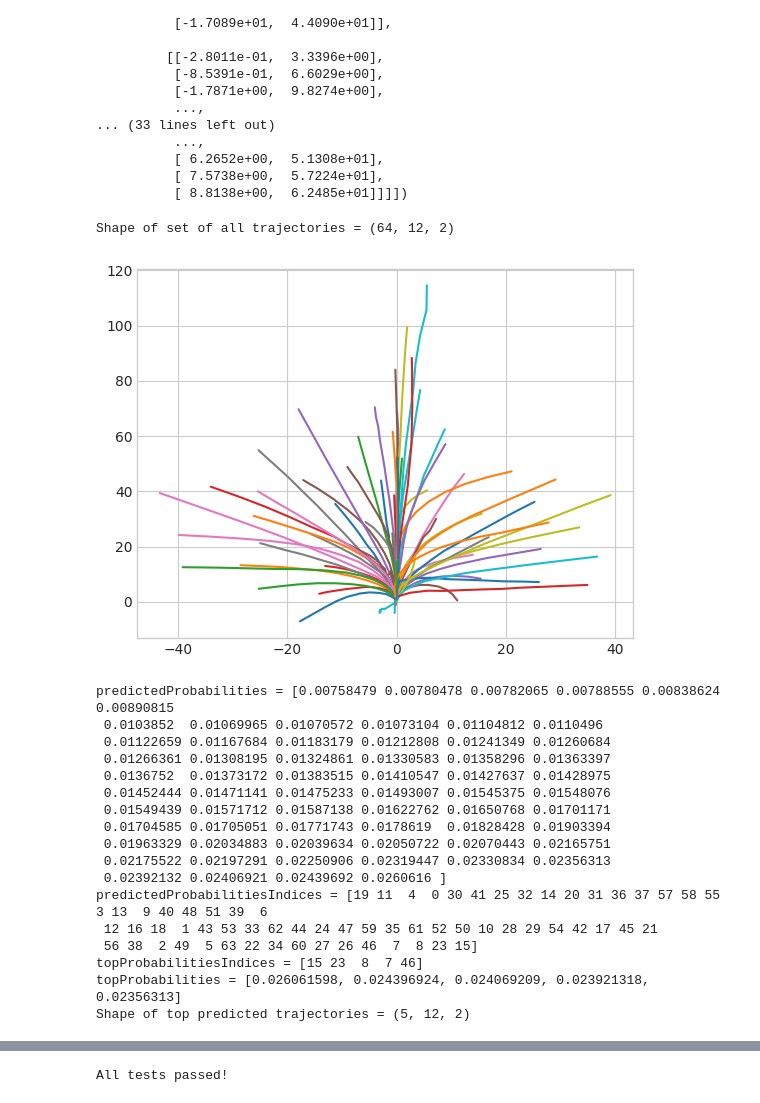
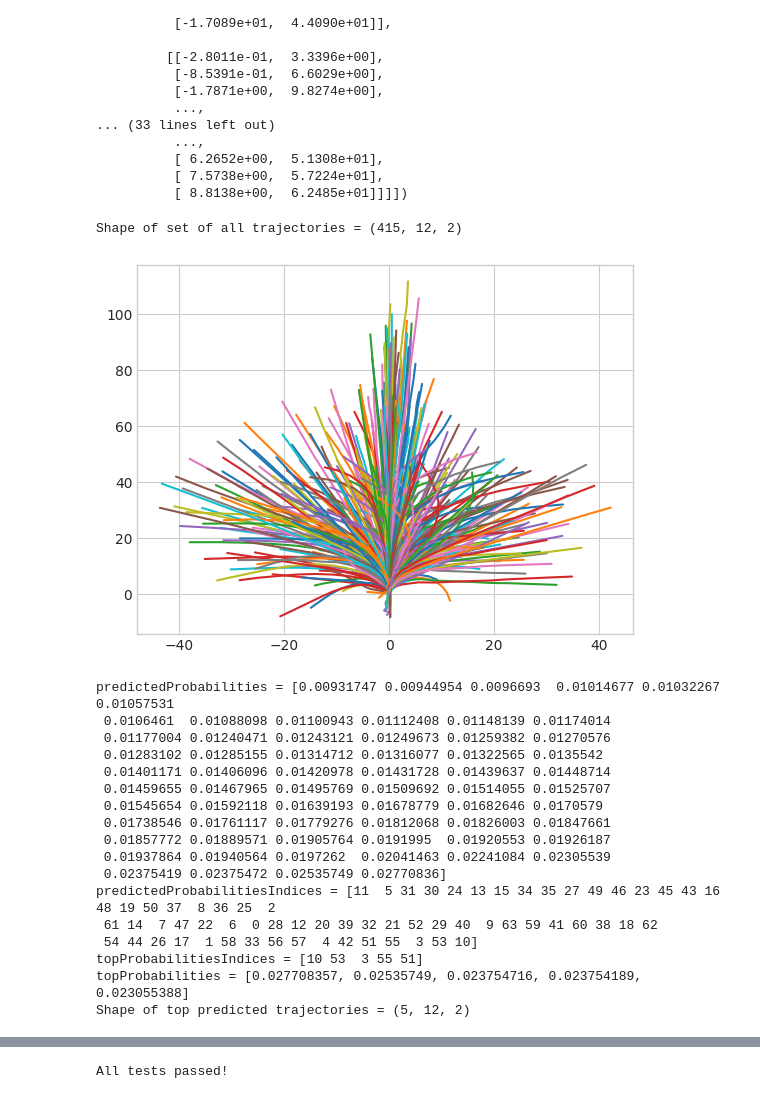
Before and after one commit to dolander1/nuscenes_dolander1, a Jupyter notebook: python-sdk/tutorials/HannesNotebook.ipynb, the cells around one changed output, grey strips where cells are left out. Cells and saved outputs as stored; diff of their text form; code cells hidden in the pictures.

```diff
--- a/python-sdk/tutorials/HannesNotebook.ipynb
+++ b/python-sdk/tutorials/HannesNotebook.ipynb
@@ -191,10 +191,10 @@ import numpy as np
 ### Choose which trajectory sets to use
 # with open('data/sets/nuscenes-prediction-challenge-trajectory-sets/epsilon_2.pkl', 'rb') as f:
 #     data = pickle.load(f)
-# with open('data/sets/nuscenes-prediction-challenge-trajectory-sets/epsilon_4.pkl', 'rb') as f:
+with open('data/sets/nuscenes-prediction-challenge-trajectory-sets/epsilon_4.pkl', 'rb') as f:
+    data = pickle.load(f)
+# with open('data/sets/nuscenes-prediction-challenge-trajectory-sets/epsilon_8.pkl', 'rb') as f:
 #     data = pickle.load(f)
-with open('data/sets/nuscenes-prediction-challenge-trajectory-sets/epsilon_8.pkl', 'rb') as f:
-    data = pickle.load(f)
 
 allTrajectories = np.array(data)
 print(f"Shape of set of all trajectories = {allTrajectories.shape}")
@@ -235,49 +235,49 @@ topProbabilitiesIndices = predictedProbabilitiesIndices[::-1][0:numbersOfDisplay
 # predictedProbabilities = outputy.argsort(descending=True)
 # topProbabilities = predictedProbabilities[0][0:5]
 # topProbabilities = topProbabilitiesIndices
 
 # print(outputyValues)
 ## TO GET VALUES
 topProbabilities = []
 for index in topProbabilitiesIndices:
     topProbabilities.append(outputyValues[index])
 
 
 # print(f"outputy = {outputy}")
 print(f"predictedProbabilities = {predictedProbabilities}")
 print(f"predictedProbabilitiesIndices = {predictedProbabilitiesIndices}")
 print(f"topProbabilitiesIndices = {topProbabilitiesIndices}")
 print(f"topProbabilities = {topProbabilities}")
 print(f"Shape of top predicted trajectories = {topPredictedTrajectories.shape}")
 modes2 = np.arange(topPredictedTrajectories.shape[0])
 # timesteps = np.arange(12)
 for mode in modes2:
     plt.plot(allTrajectories[mode,timesteps,0],allTrajectories[mode,timesteps,1])
 plt.ylim([-10,120])
 plt.xlim([-40,40])
 # plt.legend(["1th prediction", "2nd prediction", "3rd prediction", "4th prediction", "5th prediction"])
 plt.legend(topProbabilities)
 plt.show()
 
 
 # Test line for pushing, again
 # %% [output]
-Shape of set of all trajectories = (64, 12, 2)
+Shape of set of all trajectories = (415, 12, 2)
-[figure, old version]
+[figure, new version]
-predictedProbabilities = [0.00758479 0.00780478 0.00782065 0.00788555 0.00838624 0.00890815
- 0.0103852  0.01069965 0.01070572 0.01073104 0.01104812 0.0110496
- 0.01122659 0.01167684 0.01183179 0.01212808 0.01241349 0.01260684
- 0.01266361 0.01308195 0.01324861 0.01330583 0.01358296 0.01363397
- 0.0136752  0.01373172 0.01383515 0.01410547 0.01427637 0.01428975
- 0.01452444 0.01471141 0.01475233 0.01493007 0.01545375 0.01548076
- 0.01549439 0.01571712 0.01587138 0.01622762 0.01650768 0.01701171
- 0.01704585 0.01705051 0.01771743 0.0178619  0.01828428 0.01903394
- 0.01963329 0.02034883 0.02039634 0.02050722 0.02070443 0.02165751
- 0.02175522 0.02197291 0.02250906 0.02319447 0.02330834 0.02356313
- 0.02392132 0.02406921 0.02439692 0.0260616 ]
-predictedProbabilitiesIndices = [19 11  4  0 30 41 25 32 14 20 31 36 37 57 58 55  3 13  9 40 48 51 39  6
- 12 16 18  1 43 53 33 62 44 24 47 59 35 61 52 50 10 28 29 54 42 17 45 21
- 56 38  2 49  5 63 22 34 60 27 26 46  7  8 23 15]
-topProbabilitiesIndices = [15 23  8  7 46]
-topProbabilities = [0.026061598, 0.024396924, 0.024069209, 0.023921318, 0.02356313]
+predictedProbabilities = [0.00931747 0.00944954 0.0096693  0.01014677 0.01032267 0.01057531
+ 0.0106461  0.01088098 0.01100943 0.01112408 0.01148139 0.01174014
+ 0.01177004 0.01240471 0.01243121 0.01249673 0.01259382 0.01270576
+ 0.01283102 0.01285155 0.01314712 0.01316077 0.01322565 0.0135542
+ 0.01401171 0.01406096 0.01420978 0.01431728 0.01439637 0.01448714
+ 0.01459655 0.01467965 0.01495769 0.01509692 0.01514055 0.01525707
+ 0.01545654 0.01592118 0.01639193 0.01678779 0.01682646 0.0170579
+ 0.01738546 0.01761117 0.01779276 0.01812068 0.01826003 0.01847661
+ 0.01857772 0.01889571 0.01905764 0.0191995  0.01920553 0.01926187
+ 0.01937864 0.01940564 0.0197262  0.02041463 0.02241084 0.02305539
+ 0.02375419 0.02375472 0.02535749 0.02770836]
+predictedProbabilitiesIndices = [11  5 31 30 24 13 15 34 35 27 49 46 23 45 43 16 48 19 50 37  8 36 25  2
+ 61 14  7 47 22  6  0 28 12 20 39 32 21 52 29 40  9 63 59 41 60 38 18 62
+ 54 44 26 17  1 58 33 56 57  4 42 51 55  3 53 10]
+topProbabilitiesIndices = [10 53  3 55 51]
+topProbabilities = [0.027708357, 0.02535749, 0.023754716, 0.023754189, 0.023055388]
 Shape of top predicted trajectories = (5, 12, 2)
```
Also changed, not shown: parts of 3 cells of this notebook, 2 other files.
